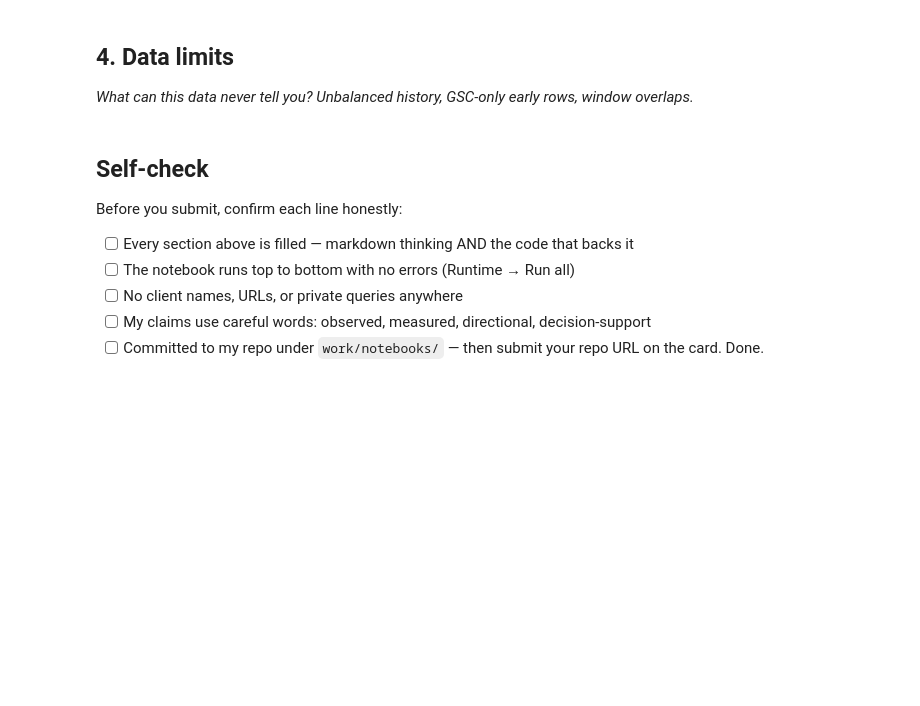
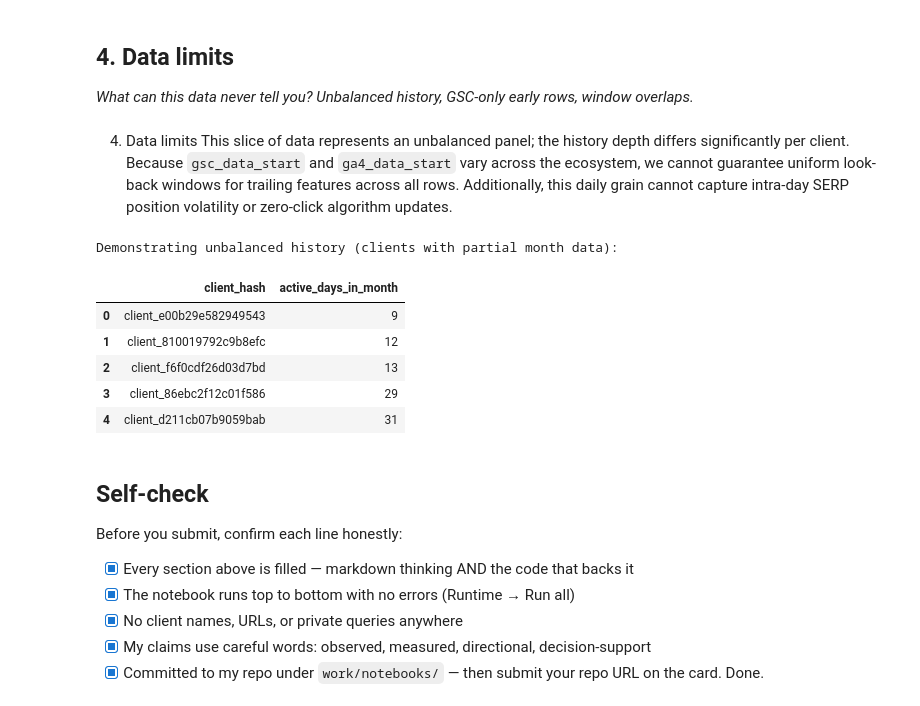
Before and after one commit to codeslayed/flyrank-ai, a Jupyter notebook: work/notebooks/w03_data_contract.ipynb, the cells around one changed output. Cells and saved outputs as stored; diff of their text form; code cells hidden in the pictures; blank space fills up the shorter version.

```diff
--- a/work/notebooks/w03_data_contract.ipynb
+++ b/work/notebooks/w03_data_contract.ipynb
@@ -37,10 +168,35 @@ This skeleton is yours to fill. Work the sections **in order** — each one has
+# %% [markdown]
+4. Data limits
+This slice of data represents an unbalanced panel; the history depth differs significantly per client. Because `gsc_data_start` and `ga4_data_start` vary across the ecosystem, we cannot guarantee uniform look-back windows for trailing features across all rows. Additionally, this daily grain cannot capture intra-day SERP position volatility or zero-click algorithm updates.
+# %%
+# Prove the unbalanced history limitation by checking varying active days per client in this month
+unbalanced_check = con.sql(f"""
+    SELECT
+        client_hash_id AS client_hash,
+        COUNT(DISTINCT report_date) as active_days_in_month
+    FROM read_parquet('{dataset_path}')
+    GROUP BY client_hash_id
+    ORDER BY active_days_in_month ASC
+    LIMIT 5
+""").df()
+
+print("Demonstrating unbalanced history (clients with partial month data):")
+display(unbalanced_check)
+# %% [output]
+Demonstrating unbalanced history (clients with partial month data):
+|  | client_hash | active_days_in_month |
+| 0 | client_e00b29e582949543 | 9 |
+| 1 | client_810019792c9b8efc | 12 |
+| 2 | client_f6f0cdf26d03d7bd | 13 |
+| 3 | client_86ebc2f12c01f586 | 29 |
+| 4 | client_d211cb07b9059bab | 31 |
 # %% [markdown]
 ## Self-check
 
 Before you submit, confirm each line honestly:
 
-- [ ] Every section above is filled — markdown thinking AND the code that backs it
-- [ ] The notebook runs top to bottom with no errors (Runtime → Run all)
-- [ ] No client names, URLs, or private queries anywhere
-- [ ] My claims use careful words: observed, measured, directional, decision-support
-- [ ] Committed to my repo under `work/notebooks/` — then submit your repo URL on the card. Done.
+- [x] Every section above is filled — markdown thinking AND the code that backs it
+- [x] The notebook runs top to bottom with no errors (Runtime → Run all)
+- [x] No client names, URLs, or private queries anywhere
+- [x] My claims use careful words: observed, measured, directional, decision-support
+- [x] Committed to my repo under `work/notebooks/` — then submit your repo URL on the card. Done.
```
Also changed, not shown: parts of 12 cells of this notebook.
